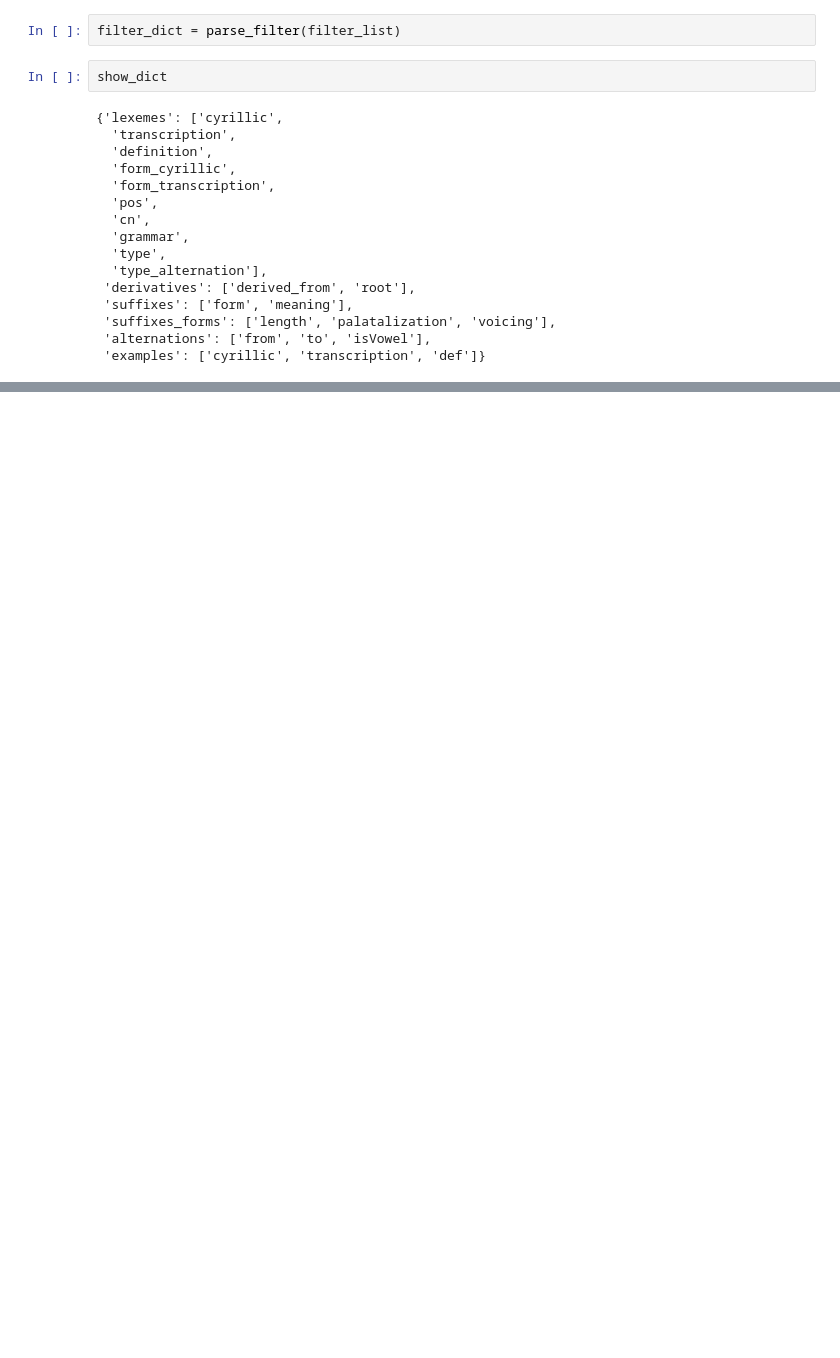
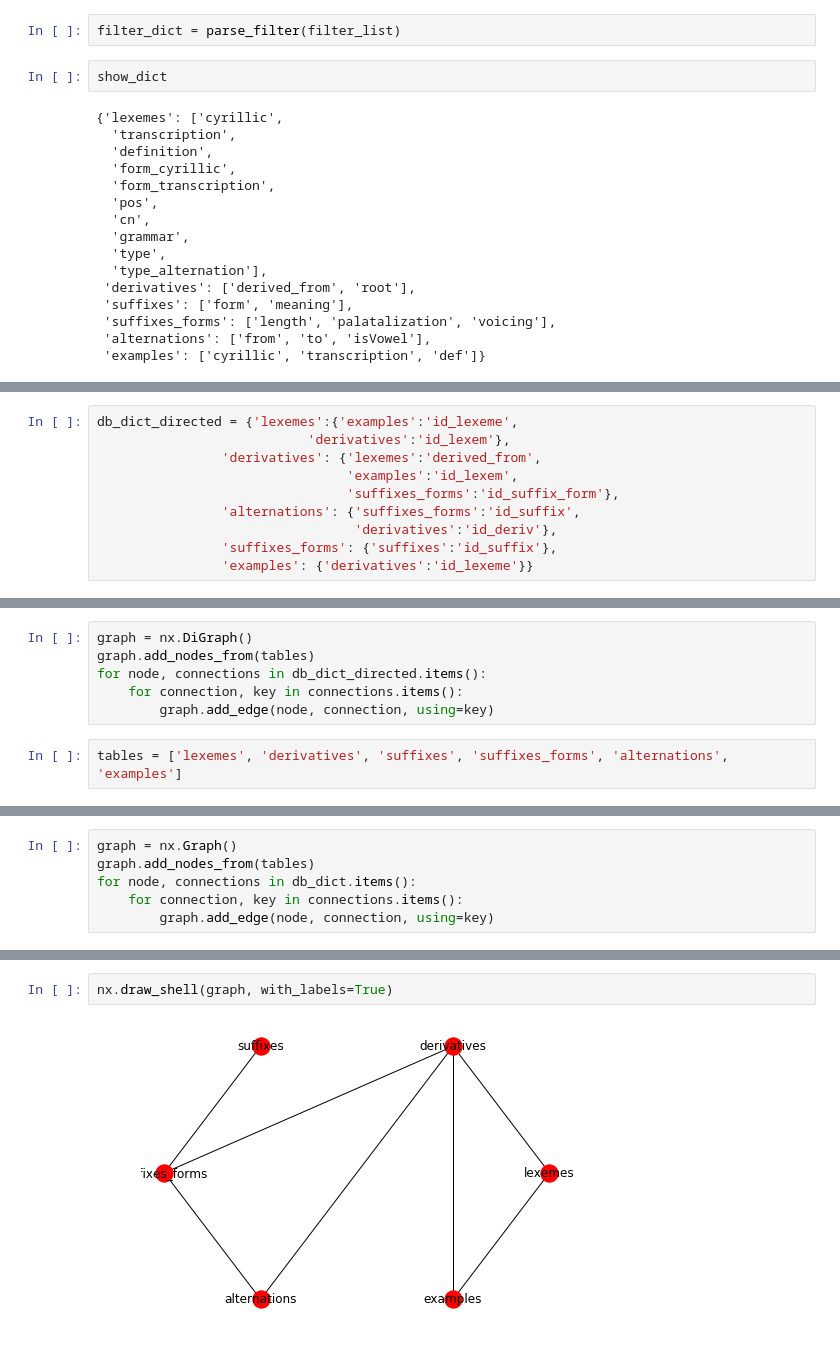
Before and after one commit to kuzanna2016/saami, a Jupyter notebook: notebooks/from_csv_to_db.ipynb, the cells around one changed output, grey strips where cells are left out. Saved outputs shown, nothing was run; the diff lists cells and outputs as text; blank space fills up the shorter version.

```diff
--- a/notebooks/from_csv_to_db.ipynb
+++ b/notebooks/from_csv_to_db.ipynb
@@ -979,0 +995,10 @@ filter_dict
+# %%
+db_dict_directed = {'lexemes':{'examples':'id_lexeme',
+                           'derivatives':'id_lexem'},
+                'derivatives': {'lexemes':'derived_from',
+                                'examples':'id_lexem',
+                                'suffixes_forms':'id_suffix_form'},
+                'alternations': {'suffixes_forms':'id_suffix',
+                                 'derivatives':'id_deriv'},
+                'suffixes_forms': {'suffixes':'id_suffix'},
+                'examples': {'derivatives':'id_lexeme'}}
@@ -979,0 +1007,8 @@ filter_dict
+# %%
+graph = nx.DiGraph()
+graph.add_nodes_from(tables)
+for node, connections in db_dict_directed.items():
+    for connection, key in connections.items():
+        graph.add_edge(node, connection, using=key)
+# %%
+tables = ['lexemes', 'derivatives', 'suffixes', 'suffixes_forms', 'alternations', 'examples']
@@ -979,0 +1038,6 @@ filter_dict
+# %%
+graph = nx.Graph()
+graph.add_nodes_from(tables)
+for node, connections in db_dict.items():
+    for connection, key in connections.items():
+        graph.add_edge(node, connection, using=key)
@@ -979,0 +1085,4 @@ filter_dict
+# %%
+nx.draw_shell(graph, with_labels=True)
+# %% [output]
+[figure, added]
```
Also changed, not shown: parts of 34 cells of this notebook, 4 other files.
